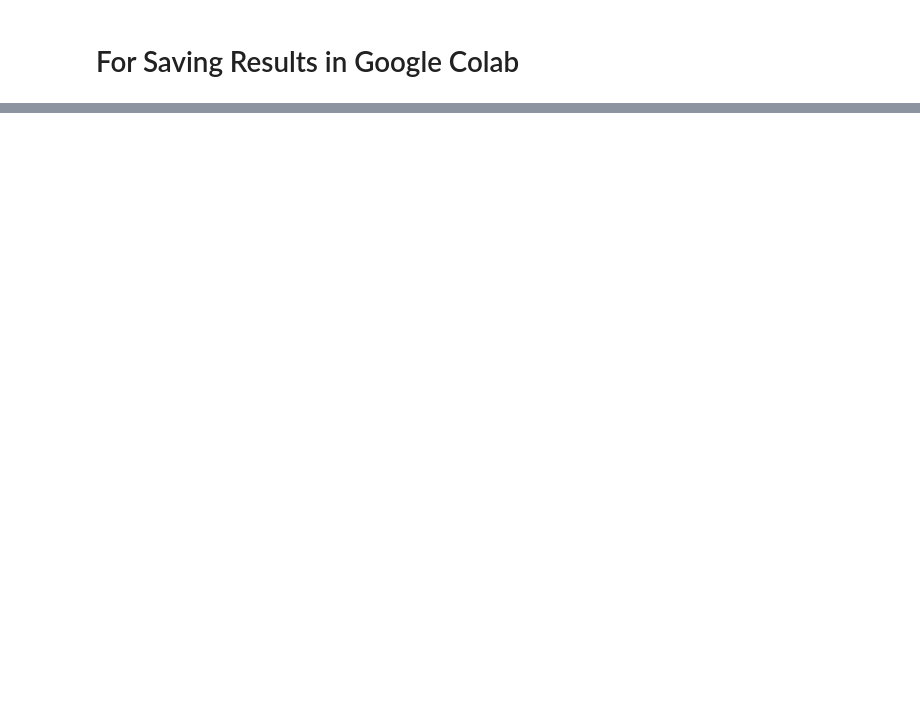
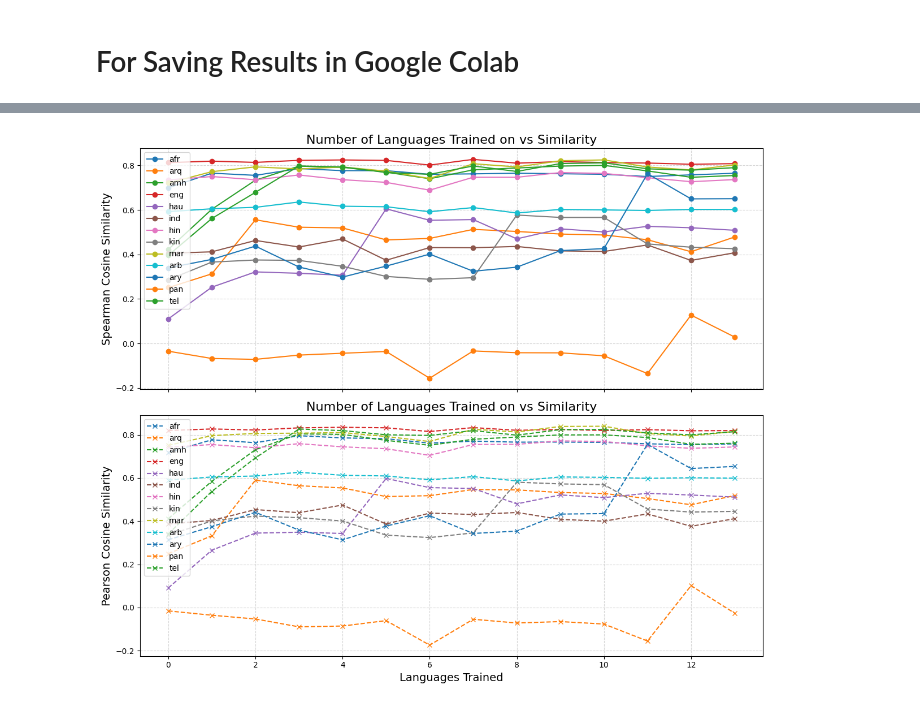
Before and after one commit to MichaelDuPlessis/COS802, a Jupyter notebook: sol.ipynb, the cells around one changed output, grey strips where cells are left out. Drawn from its saved outputs; the diff is of its cells as text; code cells hidden in the pictures; blank space fills up the shorter version.

```diff
--- a/sol.ipynb
+++ b/sol.ipynb
@@ -292,0 +274,37 @@ with open('/content/drive/COS802/loss_values.json') as file:
+# %%
+from collections import defaultdict
+
+languages_data = defaultdict(lambda: {'spearman_cosine': [], 'pearson_cosine': []})
+
+for entry in data.values():
+    for lang, values in entry.items():
+        languages_data[lang]['spearman_cosine'].append(values['spearman_cosine'])
+        languages_data[lang]['pearson_cosine'].append(values['pearson_cosine'])
+
+# Step 2: Set up the subplots for Spearman and Pearson
+fig, (ax1, ax2) = plt.subplots(2, 1, figsize=(12, 10), sharex=True)
+
+# Plotting Spearman cosine similarities
+for lang, metrics in languages_data.items():
+    ax1.plot(metrics['spearman_cosine'], label=lang, marker='o')
+ax1.set_ylabel("Spearman Cosine Similarity", fontsize=14)
+ax1.set_title("Number of Languages Trained on vs Similarity", fontsize=16)
+ax1.legend(loc='upper left', fontsize=10)
+ax1.grid(True, linestyle='--', alpha=0.5)
+
+# Plotting Pearson cosine similarities
+for lang, metrics in languages_data.items():
+    ax2.plot(metrics['pearson_cosine'], label=lang, linestyle='--', marker='x')
+ax2.set_xlabel("Languages Trained", fontsize=14)
+ax2.set_ylabel("Pearson Cosine Similarity", fontsize=14)
+ax2.set_title("Number of Languages Trained on vs Similarity", fontsize=16)
+ax2.legend(loc='upper left', fontsize=10)
+ax2.grid(True, linestyle='--', alpha=0.5)
+
+# Adjust layout to prevent overlap
+plt.tight_layout()
+
+# Show the plot
+plt.show()
+# %% [output]
+[figure, added]
```
Also changed, not shown: parts of 10 cells of this notebook, 6 other files.
